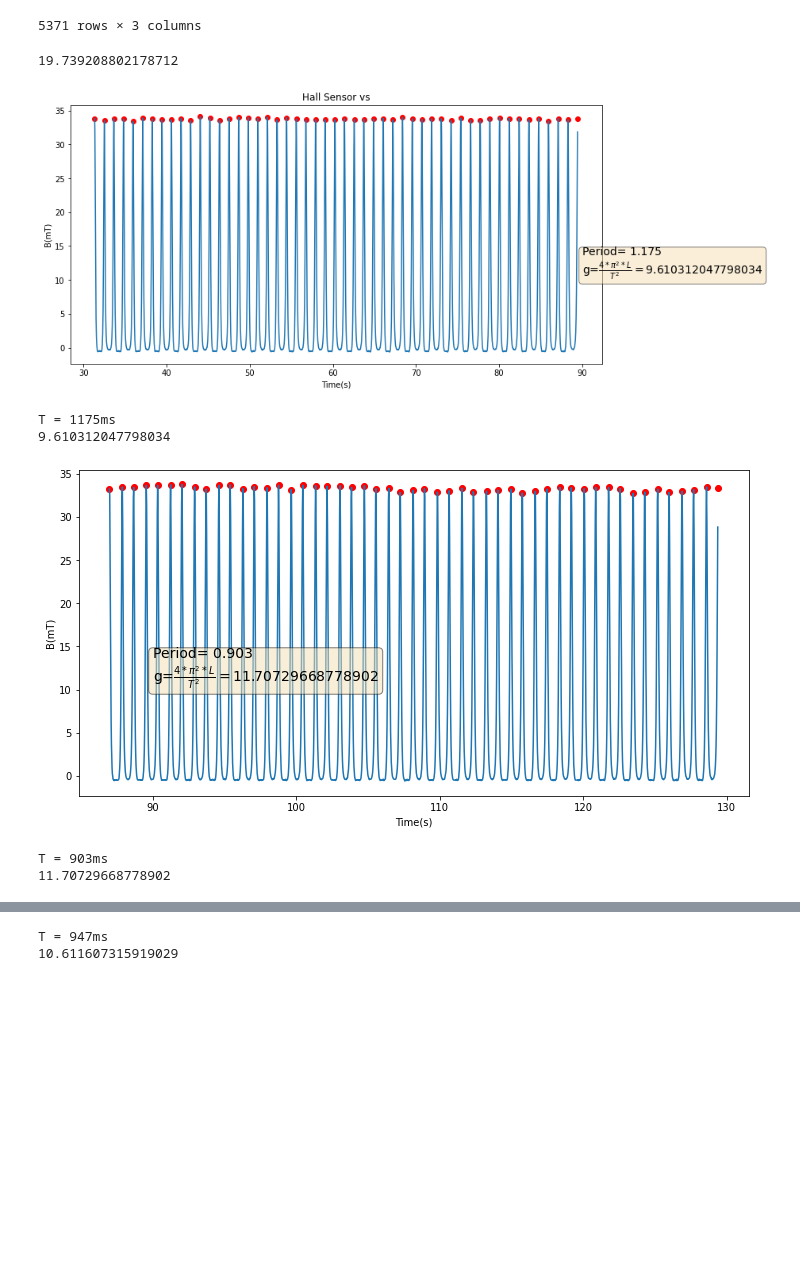
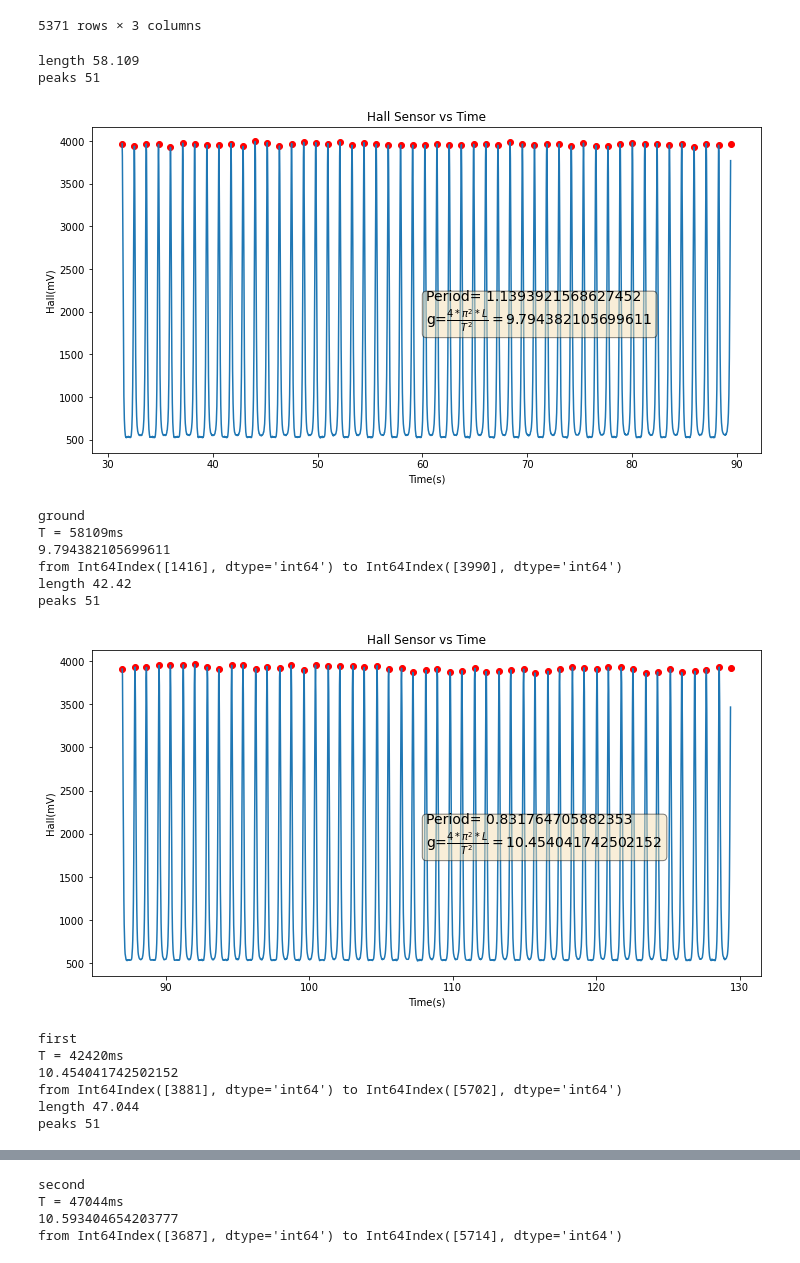
Before and after one commit to sanur98/G, a Jupyter notebook: gForce.ipynb, the cells around one changed output, grey strips where cells are left out. Drawn from its saved outputs; the diff is of its cells as text; code cells hidden in the pictures; blank space fills up the shorter version.

```diff
--- a/gForce.ipynb
+++ b/gForce.ipynb
@@ -18,0 +35,7 @@ dataInfo = {'ground':{'length':(201.3+18.4)/100},
+# %%
+dataInfo=dataInfo3
+# %%
+for i in difference:
+    print(dataInfo[i]['length'])
+    print(dataInfo2[i]['length'])
+    print(i + ' '+str(difference[i]))
@@ -36,60 +69,76 @@ display(data['ground'])
 | 5370 | 121590 | 3076.1718 | 24.90 |
 5371 rows × 3 columns
 # %%
-def gForce(period,length):
-    return (((period/(2*math.pi))**2)/length)**(-1)
+def gForce(length,period):
+    return (4*((math.pi)**2)*length)/(period**2)
-# %%
-print(gForce(2,2))
-# %% [output]
-19.739208802178712
 # %%
 lengthList = []
 periodList = []
 for i in data:
     smallData = data[i]
-    peaks = list(find_peaks(smallData['B(mT)']))
-    filteredPeaks = [x for x in peaks[0] if smallData['B(mT)'].iloc[x]>0]
+    peaks = list(find_peaks(smallData['Hall(mV)']))
+    filteredPeaks = [x for x in peaks[0] if smallData['Hall(mV)'].iloc[x]>1000]
     #filteredPeaks = list(peaks[0])
     while len(filteredPeaks)>52:
         filteredPeaks.pop(0)
         filteredPeaks.pop()
     peakData = smallData.loc[filteredPeaks]
     firstT =peakData.at[peakData.index[0],'Time(ms)']
     secondT =peakData.at[peakData.index[1],'Time(ms)']
     lastT=peakData.at[peakData.index[len(filteredPeaks)-1],'Time(ms)']
 
     firstI = smallData.loc[smallData['Time(ms)'] == firstT].index
     secondI = smallData.loc[smallData['Time(ms)'] == lastT].index
 
     trimmedData = smallData.iloc[firstI[0]:secondI[0]]
+    print('length '+str((lastT-firstT)/1000))
+    print('peaks '+str(len(filteredPeaks)))
+    period = (lastT-firstT)/1000/(len(filteredPeaks))
+
     xRaw = trimmedData['Time(ms)']/1000
-    yRaw = trimmedData['B(mT)']
+    yRaw = trimmedData['Hall(mV)']
     x2 = peakData['Time(ms)']/1000
-    y2 = peakData['B(mT)']
-    plt.figure(figsize=(12,6))
+    y2 = peakData['Hall(mV)']
+    f, ax = plt.subplots(figsize=(12,6))
     if i == 'ground':
-        plt.title('Hall Sensor vs')
+        plt.title('Hall Sensor vs Time')
+    if i == 'first':
+        plt.title('Hall Sensor vs Time')
+    if i == 'second':
+        plt.title('Hall Sensor vs Time')
     plt.xlabel('Time(s)')
-    plt.ylabel('B(mT)')
+    plt.ylabel('Hall(mV)')
     plt.scatter(x2,y2,c='r')
     plt.plot(xRaw,yRaw)
     strText = '\n'.join((
-                'Period= ' + str(((secondT-firstT)/1000)),
-                r'g=$\frac{4*\pi^2*L}{T^2} = $'+str(gForce(dataInfo[i]['length'],(secondT-firstT)/1000))
+                'Period= ' + str((period)),
+                r'g=$\frac{4*\pi^2*L}{T^2} = $'+str(gForce(dataInfo[i]['length'],period))
             ))
-    plt.text(90,15,strText,fontsize=14,verticalalignment='top',bbox=dict(boxstyle='round', facecolor='wheat', alpha=0.5))
+    plt.text(.5, .5, strText, ha='left', va='top', transform=ax.transAxes,bbox=dict(boxstyle='round', facecolor='wheat', alpha=0.5),fontsize=14)
     plt.show()
-    print('T = ' + str(secondT-firstT) + 'ms')
-    print(gForce(dataInfo[i]['length'],(secondT-firstT)/1000))
+    print(i)
+    print('T = ' + str(lastT-firstT) + 'ms')
+    print(gForce(dataInfo[i]['length'],period))
+    print('from '+ str(firstI)+' to '+str(secondI))
 
     lengthList.append(float(dataInfo[i]['length']))
-    periodList.append(float((secondT-firstT)/1000))
+    periodList.append(float(period))
 lengthList = np.array(lengthList)
 periodList = np.array(periodList)
 # %% [output]
+length 58.109
+peaks 51
-[figure, old version]
+[figure, new version]
-T = 1175ms
-9.610312047798034
+ground
+T = 58109ms
+9.794382105699611
+from Int64Index([1416], dtype='int64') to Int64Index([3990], dtype='int64')
+length 42.42
+peaks 51
-[figure, old version]
+[figure, new version]
-T = 903ms
-11.70729668778902
+first
+T = 42420ms
+10.454041742502152
+from Int64Index([3881], dtype='int64') to Int64Index([5702], dtype='int64')
+length 47.044
+peaks 51
@@ -97,5 +146,7 @@ T = 903ms
-T = 947ms
-10.611607315919029
+second
+T = 47044ms
+10.593404654203777
+from Int64Index([3687], dtype='int64') to Int64Index([5714], dtype='int64')
 # %%
 for i in lengthList:
     print(i)
```
Also changed, not shown: parts of 6 cells of this notebook.
